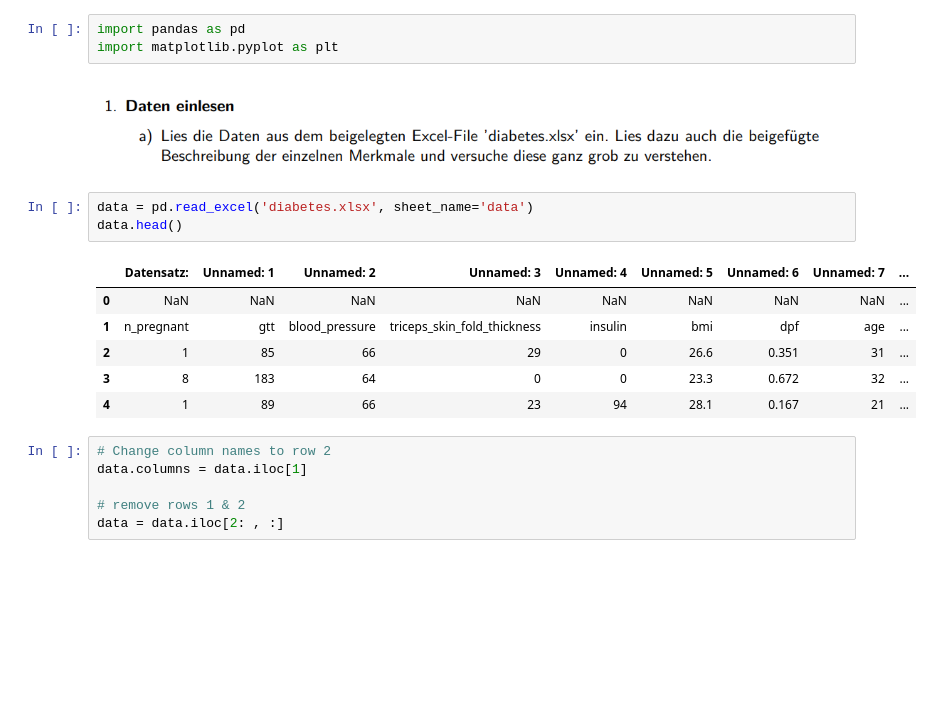
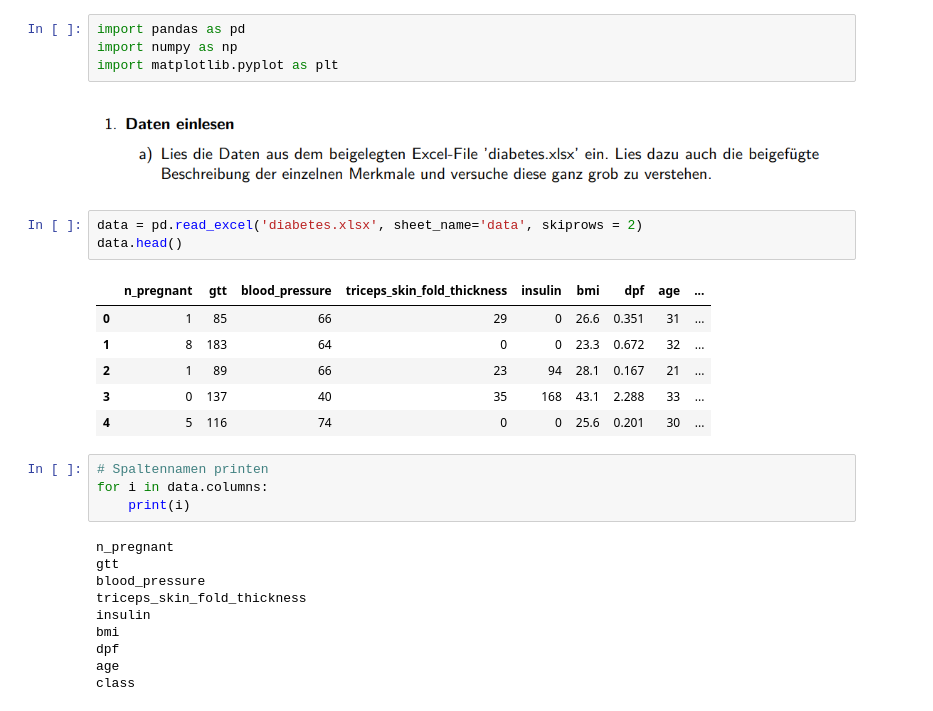
Before and after one commit to alexschillingfhnw/daw, a Jupyter notebook: Diabetes.ipynb, the cells around one changed output. Drawn from its saved outputs; the diff is of its cells as text; blank space fills up the shorter version.

```diff
--- a/Diabetes.ipynb
+++ b/Diabetes.ipynb
@@ -1,21 +1,30 @@
 # %%
 import pandas as pd
+import numpy as np
 import matplotlib.pyplot as plt
 # %% [markdown]
 ![image.png](attachment:image.png)
 # %%
-data = pd.read_excel('diabetes.xlsx', sheet_name='data')
+data = pd.read_excel('diabetes.xlsx', sheet_name='data', skiprows = 2)
 data.head()
 # %% [output]
-|  | Datensatz: | Unnamed: 1 | Unnamed: 2 | Unnamed: 3 | Unnamed: 4 | Unnamed: 5 | Unnamed: 6 | Unnamed: 7 | ... |
-| 0 | NaN | NaN | NaN | NaN | NaN | NaN | NaN | NaN | ... |
-| 1 | n_pregnant | gtt | blood_pressure | triceps_skin_fold_thickness | insulin | bmi | dpf | age | ... |
-| 2 | 1 | 85 | 66 | 29 | 0 | 26.6 | 0.351 | 31 | ... |
-| 3 | 8 | 183 | 64 | 0 | 0 | 23.3 | 0.672 | 32 | ... |
-| 4 | 1 | 89 | 66 | 23 | 94 | 28.1 | 0.167 | 21 | ... |
+|  | n_pregnant | gtt | blood_pressure | triceps_skin_fold_thickness | insulin | bmi | dpf | age | ... |
+| 0 | 1 | 85 | 66 | 29 | 0 | 26.6 | 0.351 | 31 | ... |
+| 1 | 8 | 183 | 64 | 0 | 0 | 23.3 | 0.672 | 32 | ... |
+| 2 | 1 | 89 | 66 | 23 | 94 | 28.1 | 0.167 | 21 | ... |
+| 3 | 0 | 137 | 40 | 35 | 168 | 43.1 | 2.288 | 33 | ... |
+| 4 | 5 | 116 | 74 | 0 | 0 | 25.6 | 0.201 | 30 | ... |
-# %%
-# Change column names to row 2
-data.columns = data.iloc[1]
-
-# remove rows 1 & 2
-data = data.iloc[2: , :]
+# %%
+# Spaltennamen printen
+for i in data.columns:
+    print(i)
+# %% [output]
+n_pregnant
+gtt
+blood_pressure
+triceps_skin_fold_thickness
+insulin
+bmi
+dpf
+age
+class
```
Also changed, not shown: parts of 26 cells of this notebook.
